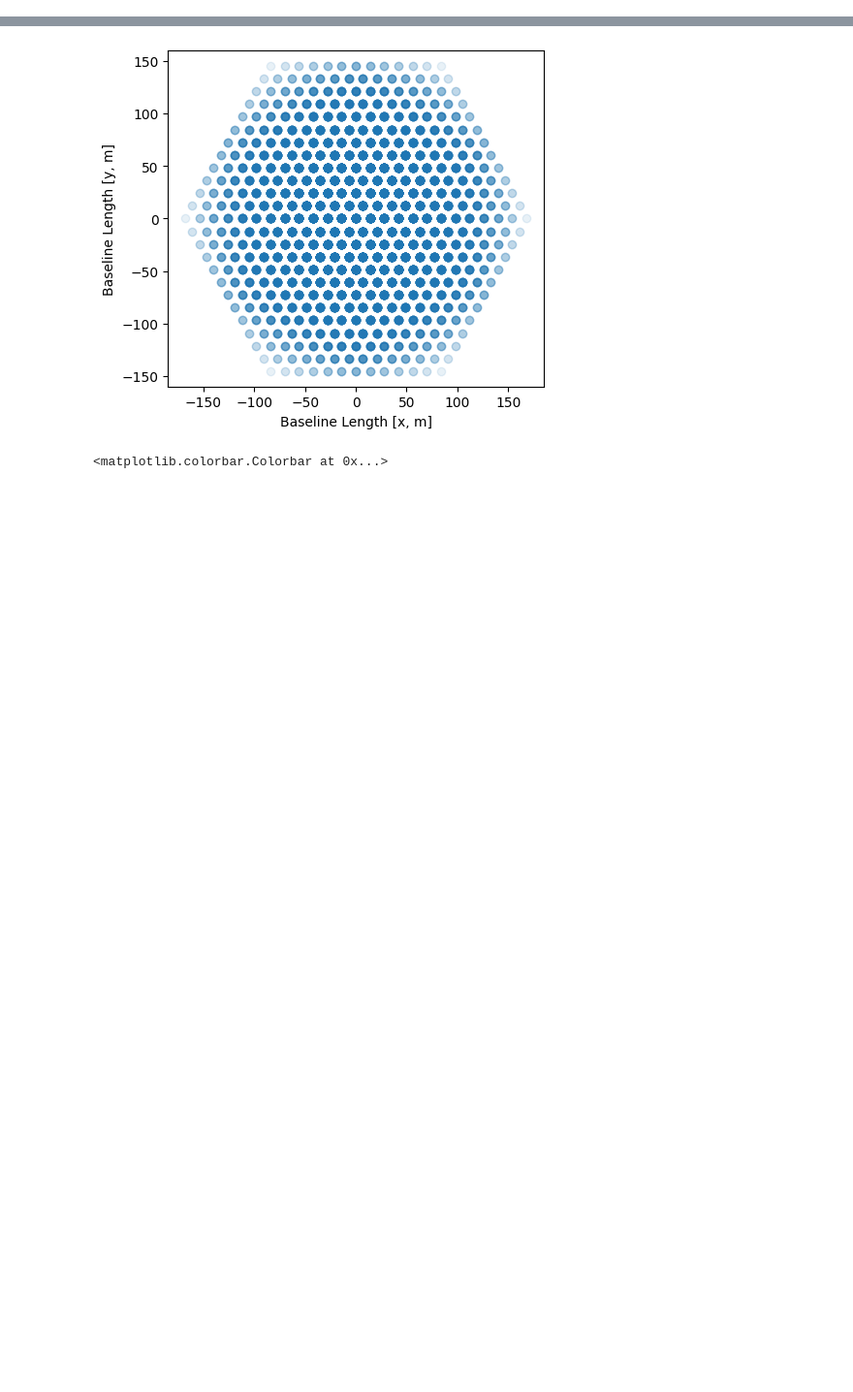
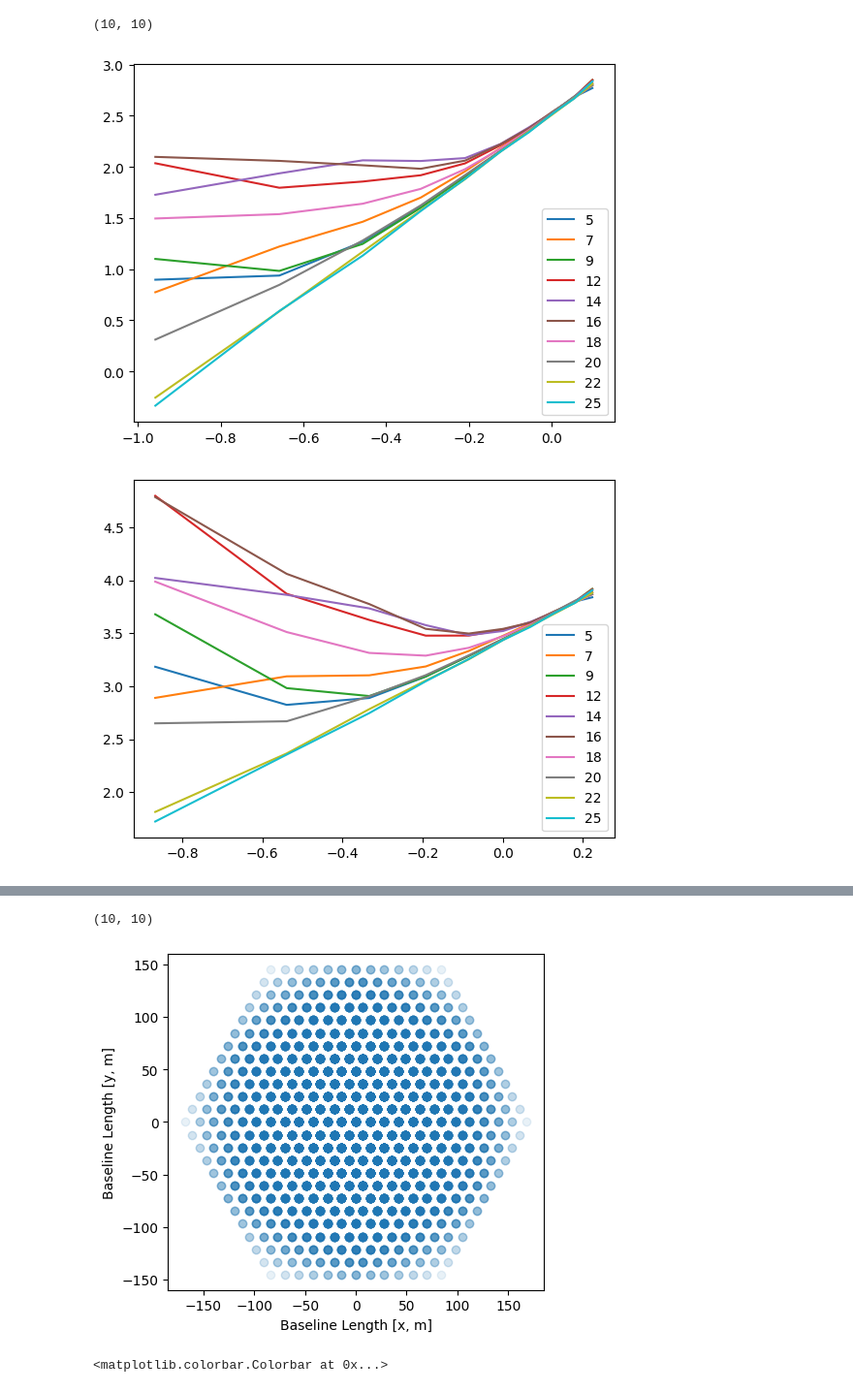
Before and after one commit to astro-ML/21cm-wrapper, a Jupyter notebook: test_mcmc.ipynb, the cells around one changed output, grey strips where cells are left out. Shown at 97% size. Cells and saved outputs as stored; diff of their text form; code cells hidden in the pictures; blank space fills up the shorter version.

```diff
--- a/test_mcmc.ipynb
+++ b/test_mcmc.ipynb
@@ -7,0 +26,16 @@ NVIDIA GeForce RTX 4060 Laptop GPU
+# %%
+print(ps.shape)
+plt.clf()
+plt.plot(np.log10(ps3['k']), np.log10(ps).T, label=np.linspace(5.5, 25, 10, dtype=int))
+plt.legend()
+plt.show()
+plt.plot(np.log10(k2).T, np.log10(ps2*k2**2).T,label=np.linspace(5.5, 25, 10, dtype=int))
+plt.legend()
+plt.show()
+plt.plot(np.log10(ps3['k']), np.log10(ps3['ps_1D']).T,label=np.linspace(5.5, 25, 10, dtype=int))
+plt.legend()
+plt.show()
+# %% [output]
+(10, 10)
+[figure, added]
+[figure, added]
@@ -8,3 +43,7 @@ NVIDIA GeForce RTX 4060 Laptop GPU
+# %%
+ps.shape
+# %% [output]
+(10, 10)
 # %%
 sensitivity = PowerSpectrum(
     observation=Observation(
```
Also changed, not shown: parts of 8 cells of this notebook, 1 other file.
